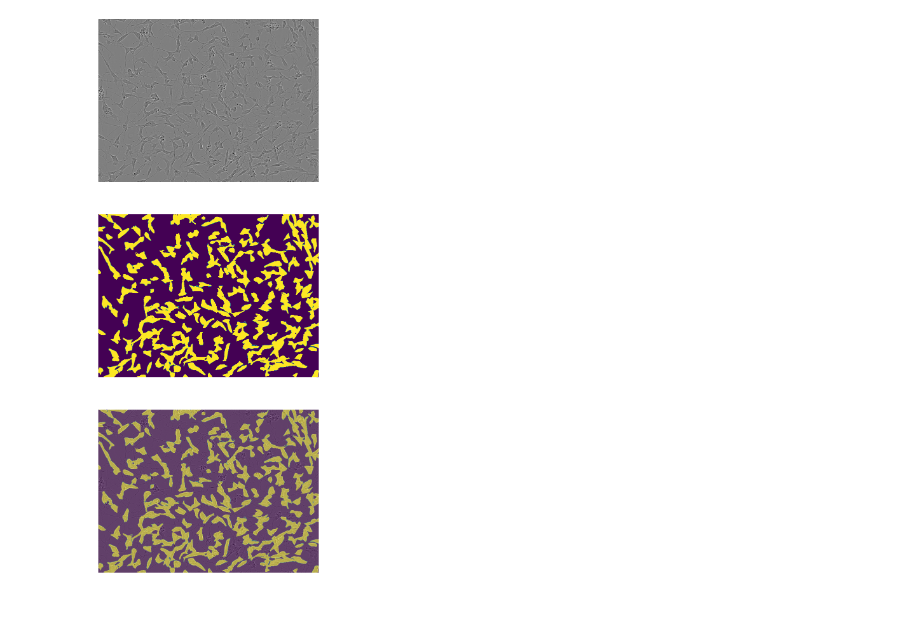
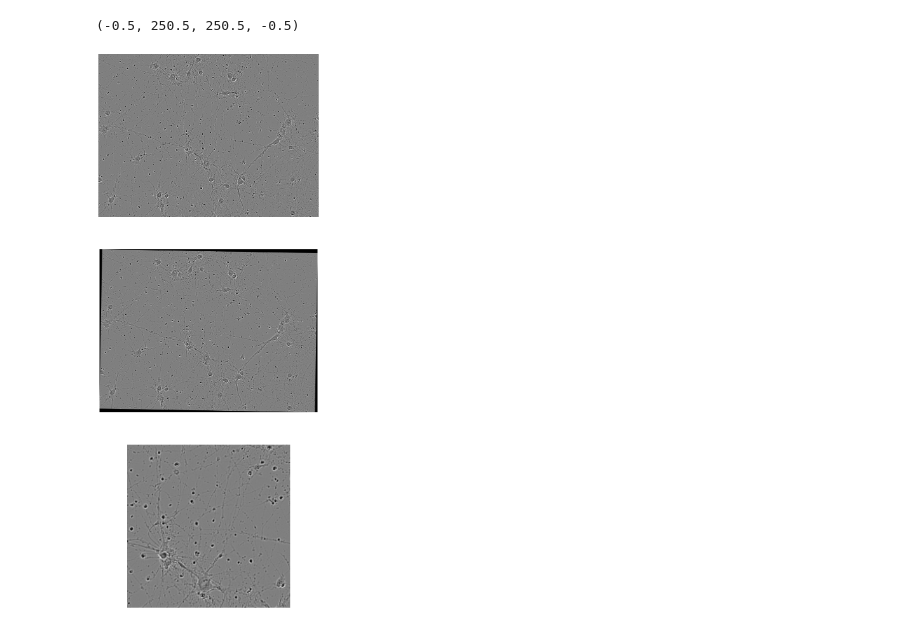
Before and after one commit to JiangguoZhang/ELEC576project, a Jupyter notebook: test.ipynb, the cells around one changed output. Saved outputs shown, nothing was run; the diff lists cells and outputs as text; code cells hidden in the pictures.

```diff
--- a/test.ipynb
+++ b/test.ipynb
@@ -74,4 +10,0 @@ def plot_masks(image_id, colors=True):
-# %%
-plot_masks("0030fd0e6378", colors=False)
-# %% [output]
-[figure, removed]
@@ -77,0 +98,50 @@ plot_masks("0030fd0e6378", colors=False)
+# %%
+def crop_around_center(image, width, height):
+
+    image_size = (image.shape[1], image.shape[0])
+    image_center = (int(image_size[0] * 0.5), int(image_size[1] * 0.5))
+
+    if(width > image_size[0]):
+        width = image_size[0]
+
+    if(height > image_size[1]):
+        height = image_size[1]
+
+    x1 = int(image_center[0] - width * 0.5)
+    x2 = int(image_center[0] + width * 0.5)
+    y1 = int(image_center[1] - height * 0.5)
+    y2 = int(image_center[1] + height * 0.5)
+
+    return image[y1:y2, x1:x2]
+# %%
+id = "0ba181d412da"
+sample_image_df = train_data[train_data['id'] == id]
+sample_path = f"../ELEC576project/sartorius-cell-instance-segmentation/train/{sample_image_df['id'].iloc[0]}/{sample_image_df['id'].iloc[0]}.png"
+image = cv2.imread(sample_path,cv2.IMREAD_COLOR)
+image_height, image_width = image.shape[0:2]
+
+for i in np.arange(0, 360, 1):
+    image_orig = np.copy(image)
+    image_rotated = rotate_image(image, i)
+    image_rotated_cropped = crop_around_center(
+        image_rotated,
+        *largest_rotated_rect(
+            256,
+            256,
+            math.radians(i)
+        )
+    )
+
+plt.figure(figsize=(16, 32))
+plt.subplot(3, 1, 1)
+plt.imshow(image_orig)
+plt.axis("off")
+plt.subplot(3, 1, 2)
+plt.imshow(image_rotated)
+plt.axis("off")
+plt.subplot(3, 1, 3)
+plt.imshow(image_rotated_cropped)
+plt.axis("off")
+# %% [output]
+(-0.5, 250.5, 250.5, -0.5)
+[figure, added]
```
Also changed, not shown: parts of 6 cells of this notebook, 1 other file.
